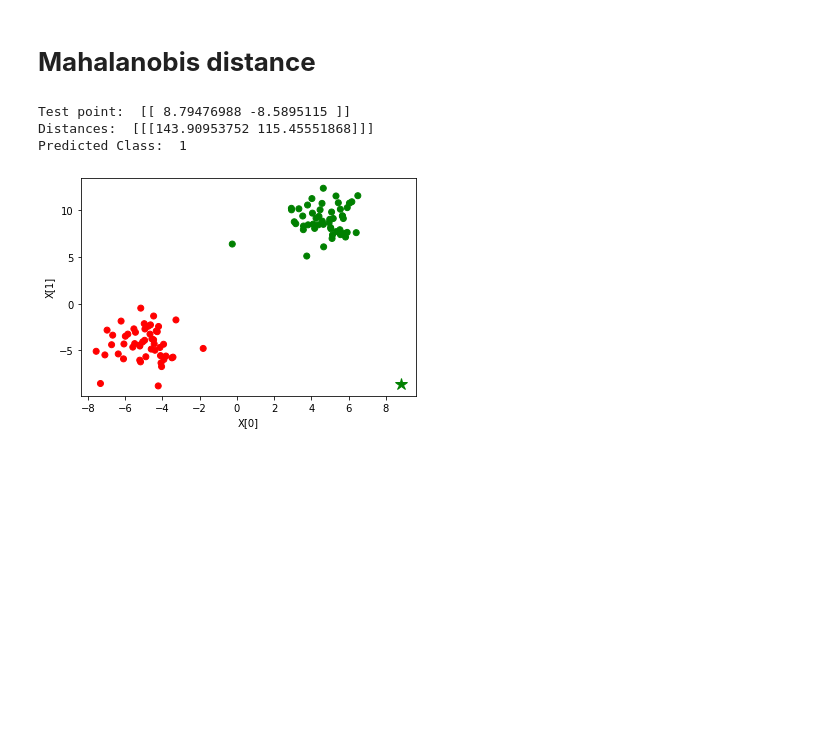
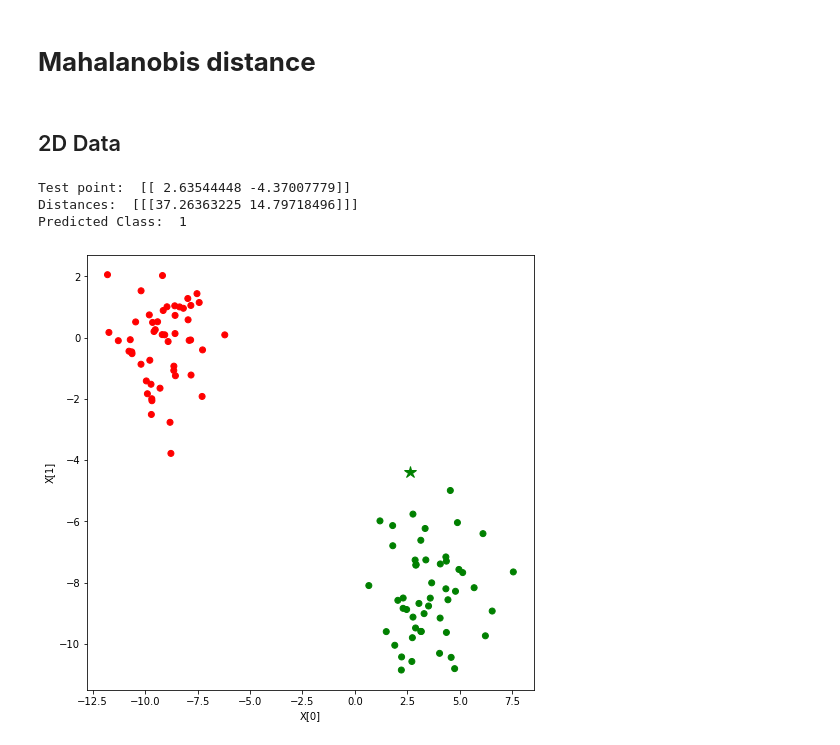
Before and after one commit to eovallemagallanes/pattern-recognition, a Jupyter notebook: Mahalanobis_Distance.ipynb, the cells around one changed output. Drawn from its saved outputs; the diff is of its cells as text; code cells hidden in the pictures; blank space fills up the shorter version.

```diff
--- a/Mahalanobis_Distance.ipynb
+++ b/Mahalanobis_Distance.ipynb
@@ -15,40 +15,41 @@ def mahalanobis(x_0=None, X=None, cov=None):
     mahal = x_mu @ inv_cov @ x_mu.T
 
     return mahal
+# %% [markdown]
+## 2D Data
 # %%
 # gen data
+centers = 2
 X, y = make_blobs(n_samples = 100,
-                  centers = 2,
+                  centers = centers,
                   n_features = 2,
                   cluster_std= 1.5)
 
-
-# split by class
-X0 = X[np.where(y==0)]
-X1 = X[np.where(y==1)]
 
 # gen test data
 x_0 = np.random.uniform(-10,10,(1,2))
 print('Test point: ', x_0)
 
 # get mahalanobis distance
-m_dist = np.array([mahalanobis(x_0, X0), mahalanobis(x_0, X1)])
+Xs = [X[np.where(y==i)] for i in range(centers)]
+m_dist = np.array([mahalanobis(x_0, Xi) for Xi in Xs])
 
 # get class (min distance)
 print('Distances: ', m_dist.T)
 y_pred = np.argmin(m_dist)
 print('Predicted Class: ', y_pred)
 
 
 # plot
+fig = plt.figure(figsize=(8,8))
 rgb = np.array(['r', 'g', 'b'])
 plt.scatter(X[:, 0], X[:, 1], color=rgb[y])
 plt.plot(x_0[0, 0], x_0[0, 1], '*', color=rgb[y_pred], markersize=12)
 plt.xlabel('X[0]')
 plt.ylabel('X[1]')
 plt.show()
 # %% [output]
-Test point:  [[ 8.79476988 -8.5895115 ]]
-Distances:  [[[143.90953752 115.45551868]]]
+Test point:  [[ 2.63544448 -4.37007779]]
+Distances:  [[[37.26363225 14.79718496]]]
 Predicted Class:  1
-[figure, old version]
+[figure, new version]
```
Also changed, not shown: parts of 2 cells of this notebook.
